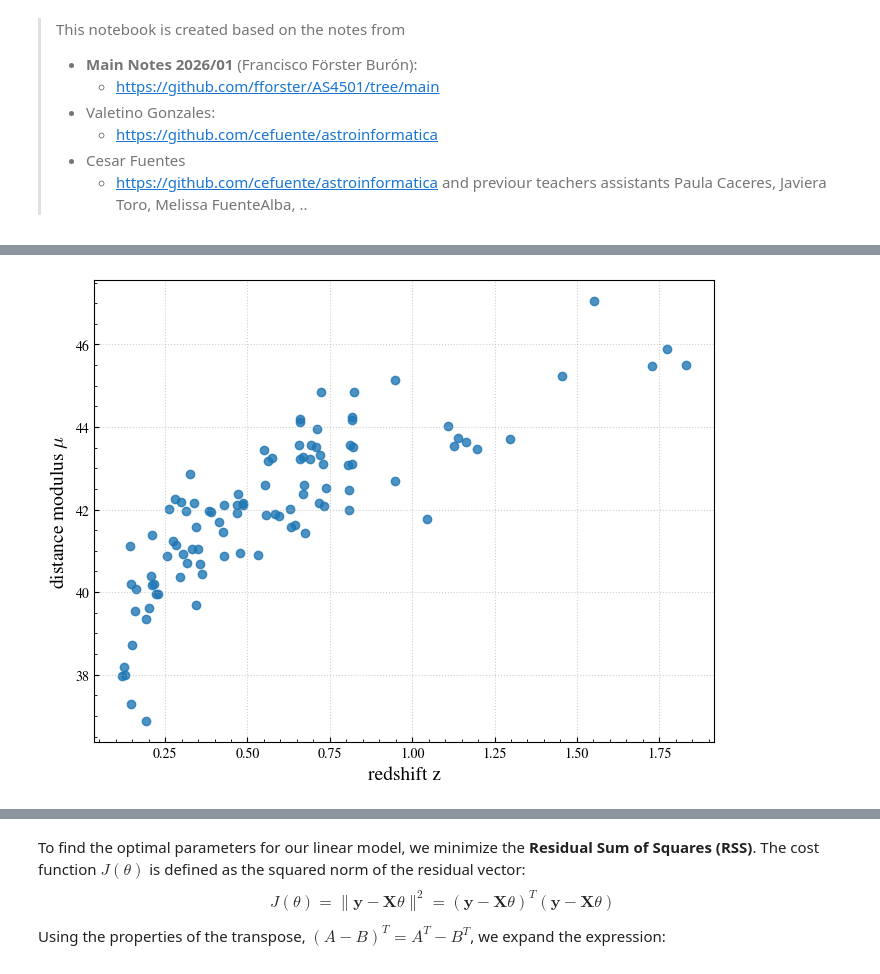
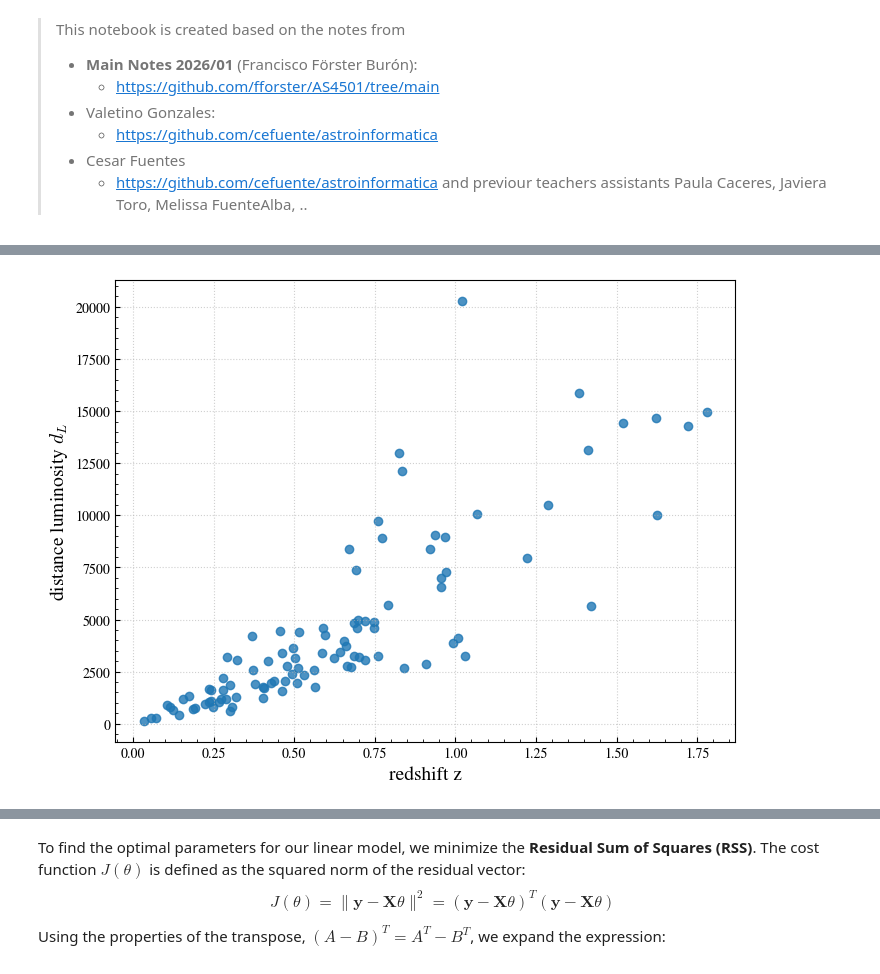
Before and after one commit to jurados/AS4501_Astroinformatic, a Jupyter notebook: Auxiliar/AUX1_LinearRegression.ipynb, the cells around one changed output, grey strips where cells are left out. Drawn from its saved outputs; the diff is of its cells as text; code cells hidden in the pictures.

```diff
--- a/Auxiliar/AUX1_LinearRegression.ipynb
+++ b/Auxiliar/AUX1_LinearRegression.ipynb
@@ -56,14 +59,18 @@ $$\mu = \mathbf{\theta} \mathbf{z} = \begin{pmatrix} \theta_1, \theta_0  \end{pm
 # %%
-z_sample, mu_sample, _  = astroML.datasets.generate_mu_z(100)#, random_state=0)
+# Genererating data
+z_sample, mu_sample, _  = astroML.datasets.generate_mu_z(100)
+mu2dl     = lambda mu: 10**((mu - 25) / 5)
+dL_sample = mu2dl(mu_sample)
+
 
 fig, ax = plt.subplots(figsize=(8, 6))
-ax.scatter(z_sample, mu_sample, alpha=0.8)
+ax.scatter(z_sample, dL_sample, alpha=0.8)
 ax.set_xlabel('redshift z', fontsize=14)
-ax.set_ylabel(r'distance modulus $\mu$', fontsize=14)
+ax.set_ylabel(r'distance luminosity $d_L$', fontsize=14)
 plt.grid()
 plt.show()
 # %% [output]
-[figure, old version]
+[figure, new version]
 # %%
 X = z_sample.reshape(-1, 1)
 y = mu_sample
```
Also changed, not shown: parts of 21 cells of this notebook.
